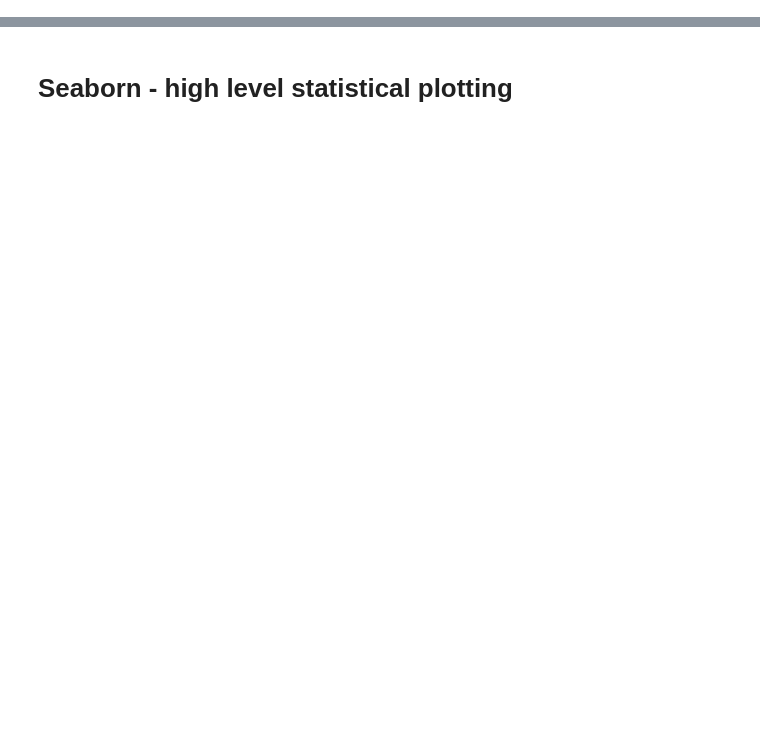
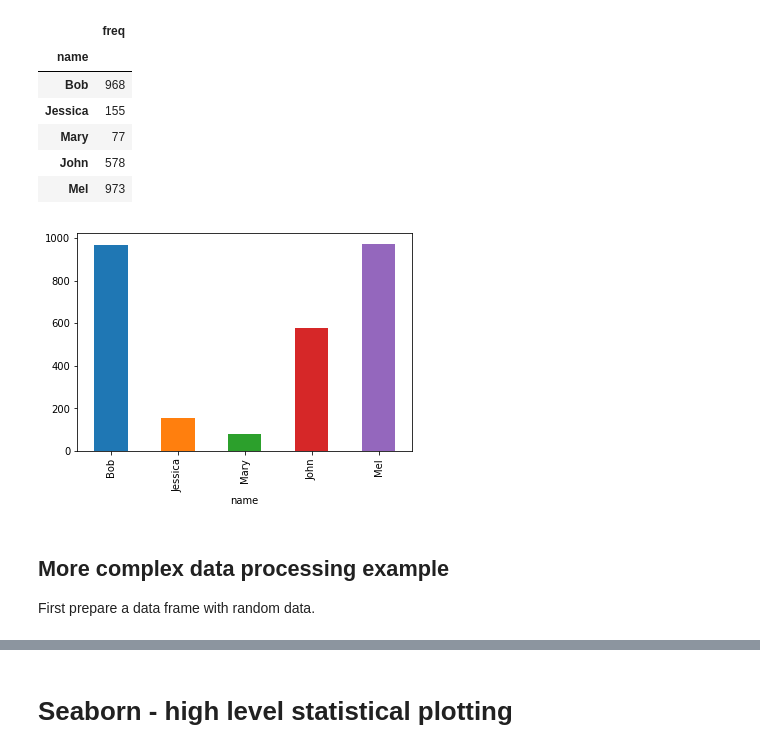
Before and after one commit to jbrezmorf/PAV_course, a Jupyter notebook: Lecture_06_SymPy_Pandas.py.ipynb, the cells around one changed output, grey strips where cells are left out. Drawn from its saved outputs; the diff is of its cells as text; code cells hidden in the pictures; blank space fills up the shorter version.

```diff
--- a/Lecture_06_SymPy_Pandas.py.ipynb
+++ b/Lecture_06_SymPy_Pandas.py.ipynb
@@ -2,0 +140,19 @@
+# %%
+## Works better when we set names to rows
+
+name_df = new_df.set_index('name')
+display(name_df)
+name_df['freq'].plot.bar()
+plt.show()
+# %% [output]
+|  | freq |
+| name |  |
+| Bob | 968 |
+| Jessica | 155 |
+| Mary | 77 |
+| John | 578 |
+| Mel | 973 |
+[figure, added]
+# %% [markdown]
+## More complex data processing example
+First prepare a data frame with random data.
```
Also changed, not shown: parts of 63 cells of this notebook, 1 other file.
